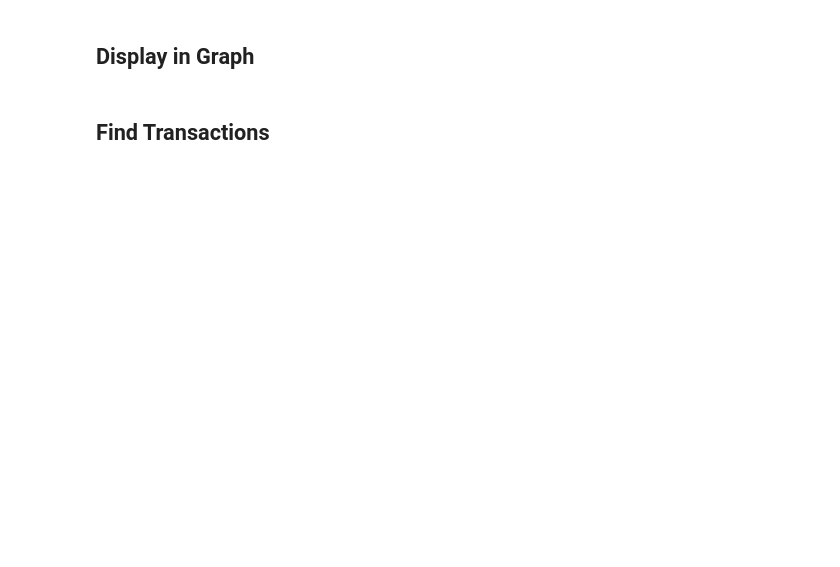
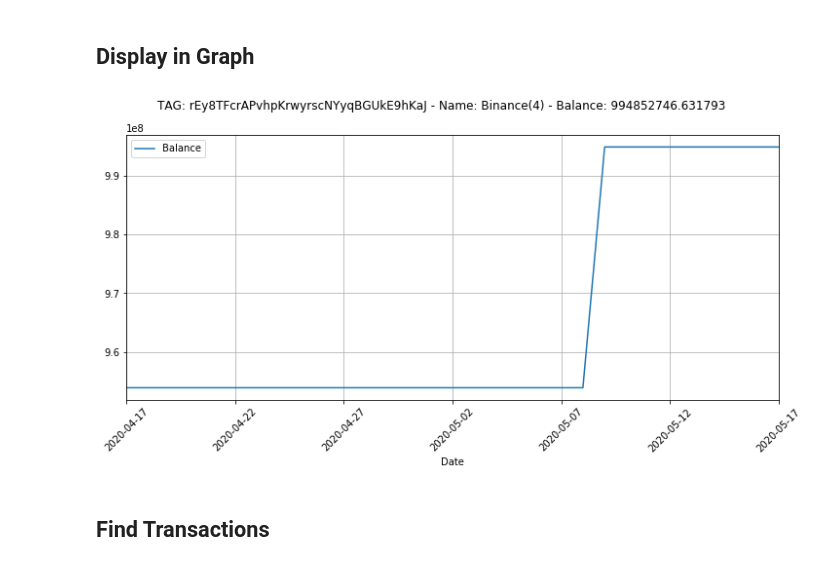
Before and after one commit to damrongsak/xrpscan, a Jupyter notebook: xrpscan.ipynb, the cells around one changed output. Drawn from its saved outputs; the diff is of its cells as text; code cells hidden in the pictures; blank space fills up the shorter version.

```diff
--- a/xrpscan.ipynb
+++ b/xrpscan.ipynb
@@ -42,7 +42,7 @@ def get_account():
 ## Find Account Description
 def find_account_desc(account):
     if not dir().count('df_account'):
-        df_account = load_account()
+        df_account = get_account()
 
     try:
         _df = df_account.loc[df_account.account == account, ['name','desc']].astype(str)
@@ -438,7 +438,7 @@ def get_balances(ACCOUNT_ADDRESS, days=90):
 ## Get Account info
 # %%
 
-ACCOUNT_ADDRESS = 'rs8ZPbYqgecRcDzQpJYAMhSxSi5htsjnza'
+ACCOUNT_ADDRESS = 'rEy8TFcrAPvhpKrwyrscNYyqBGUkE9hKaJ'
 
 df_account_info = get_account_info(ACCOUNT_ADDRESS)
 ac_list = []
@@ -462,10 +491,12 @@ df_balance
 # %%
 import matplotlib.pyplot as plt
 
 df_balance[['Balance']].plot(grid=True, figsize=(12, 5))
-plt.suptitle('TAG: {} - Name: {} - Balance: {}'.format(ACCOUNT_ADDRESS, name_desc, df_balance['Balance'].tail(1).values[0]))
+plt.suptitle('TAG: {} - Name: {} - Balance: {}'.format(ACCOUNT_ADDRESS, account_name, df_balance['Balance'].tail(1).values[0]))
 plt.xticks(rotation=45)
 plt.show()
+# %% [output]
+[figure, added]
 # %% [markdown]
 ## Find Transactions
 # %%
```
Also changed, not shown: parts of 6 cells of this notebook, 3 other files.
